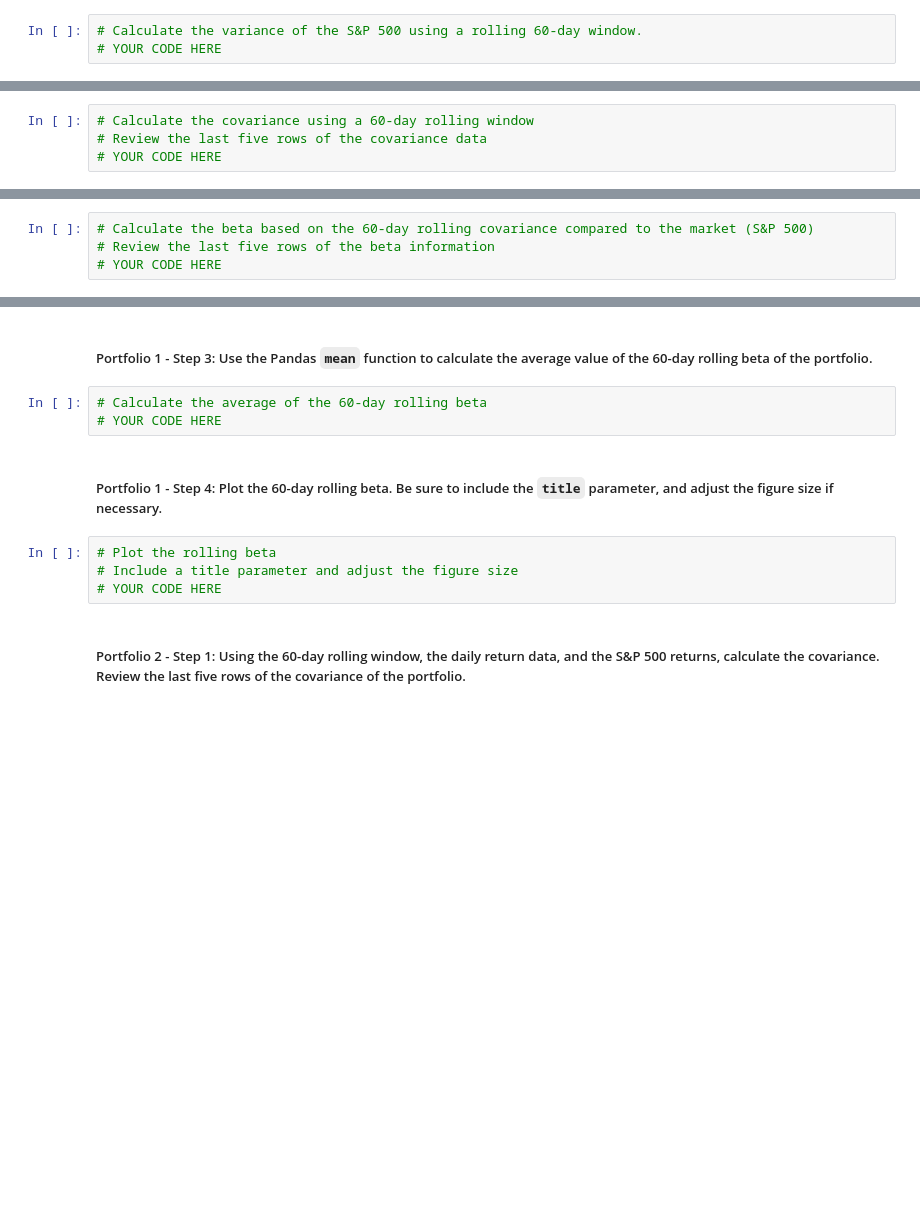
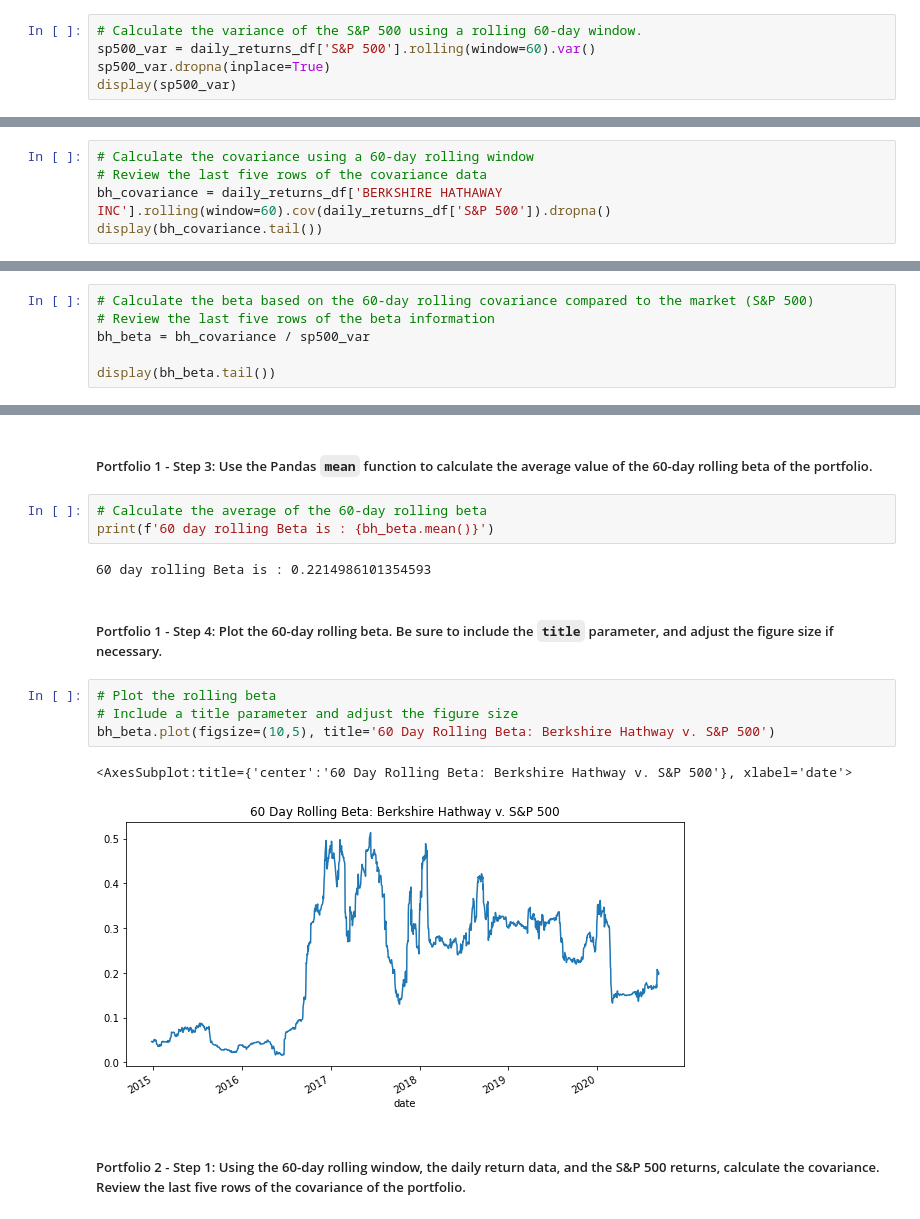
Before and after one commit to dev8125/Investment-Risk-Reward-Analysis, a Jupyter notebook: Starter_Code-5/risk_return_analysis.ipynb, the cells around one changed output, grey strips where cells are left out. Saved outputs shown, nothing was run; the diff lists cells and outputs as text; blank space fills up the shorter version.

```diff
--- a/Starter_Code-5/risk_return_analysis.ipynb
+++ b/Starter_Code-5/risk_return_analysis.ipynb
@@ -366,4 +398,6 @@ Your analysis is nearing completion. Now, you need to evaluate how the portfolio
 #### Use the Pandas `var` function to calculate the variance of the S&P 500 by using a 60-day rolling window. Visualize the last five rows of the variance of the S&P 500.
 # %%
 # Calculate the variance of the S&P 500 using a rolling 60-day window.
-# YOUR CODE HERE
+sp500_var = daily_returns_df['S&P 500'].rolling(window=60).var()
+sp500_var.dropna(inplace=True)
+display(sp500_var)
@@ -382,4 +430,5 @@ Your analysis is nearing completion. Now, you need to evaluate how the portfolio
 # %%
 # Calculate the covariance using a 60-day rolling window
 # Review the last five rows of the covariance data
-# YOUR CODE HERE
+bh_covariance = daily_returns_df['BERKSHIRE HATHAWAY INC'].rolling(window=60).cov(daily_returns_df['S&P 500']).dropna()
+display(bh_covariance.tail())
@@ -388,4 +445,6 @@ Your analysis is nearing completion. Now, you need to evaluate how the portfolio
 # %%
 # Calculate the beta based on the 60-day rolling covariance compared to the market (S&P 500)
 # Review the last five rows of the beta information
-# YOUR CODE HERE
+bh_beta = bh_covariance / sp500_var
+
+display(bh_beta.tail())
@@ -393,13 +460,18 @@ Your analysis is nearing completion. Now, you need to evaluate how the portfolio
 ##### Portfolio 1 - Step 3: Use the Pandas `mean` function to calculate the average value of the 60-day rolling beta of the portfolio.
 # %%
 # Calculate the average of the 60-day rolling beta
-# YOUR CODE HERE
+print(f'60 day rolling Beta is : {bh_beta.mean()}')
+# %% [output]
+60 day rolling Beta is : 0.2214986101354593
 # %% [markdown]
 ##### Portfolio 1 - Step 4: Plot the 60-day rolling beta. Be sure to include the `title` parameter, and adjust the figure size if necessary.
 # %%
 # Plot the rolling beta
 # Include a title parameter and adjust the figure size
-# YOUR CODE HERE
+bh_beta.plot(figsize=(10,5), title='60 Day Rolling Beta: Berkshire Hathway v. S&P 500')
+# %% [output]
+<AxesSubplot:title={'center':'60 Day Rolling Beta: Berkshire Hathway v. S&P 500'}, xlabel='date'>
+[figure, added]
 # %% [markdown]
 ##### Portfolio 2 - Step 1: Using the 60-day rolling window, the daily return data, and the S&P 500 returns, calculate the covariance. Review the last five rows of the covariance of the portfolio.
 # %%
```
Also changed, not shown: parts of 17 cells of this notebook.
